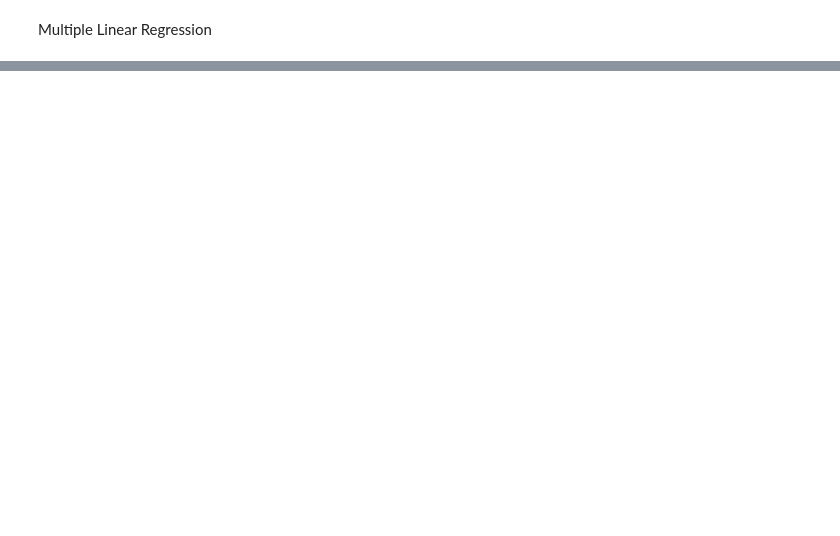
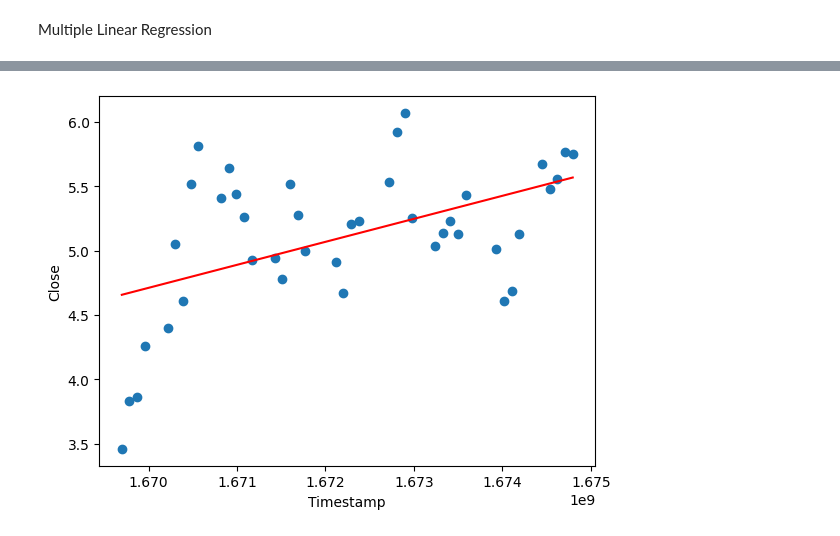
Before and after one commit to pevans927/stockproject, a Jupyter notebook: stockreport.ipynb, the cells around one changed output, grey strips where cells are left out. Cells and saved outputs as stored; diff of their text form; code cells hidden in the pictures; blank space fills up the shorter version.

```diff
--- a/stockreport.ipynb
+++ b/stockreport.ipynb
@@ -417,0 +507,15 @@ plt.show()
+# %%
+# NIU
+
+# linear regression model of the closing price of NIU vs date
+niu_result = st.linregress(niu_df['Timestamp'], niu_df['Close'])
+
+plt.plot(niu_df['Timestamp'], niu_df['Timestamp']*niu_result.slope + niu_result.intercept, 'r')
+plt.scatter(niu_df['Timestamp'], niu_df['Close'])
+
+plt.xlabel('Timestamp')
+plt.ylabel('Close')
+
+plt.show()
+# %% [output]
+[figure, added]
```
Also changed, not shown: parts of 10 cells of this notebook.
